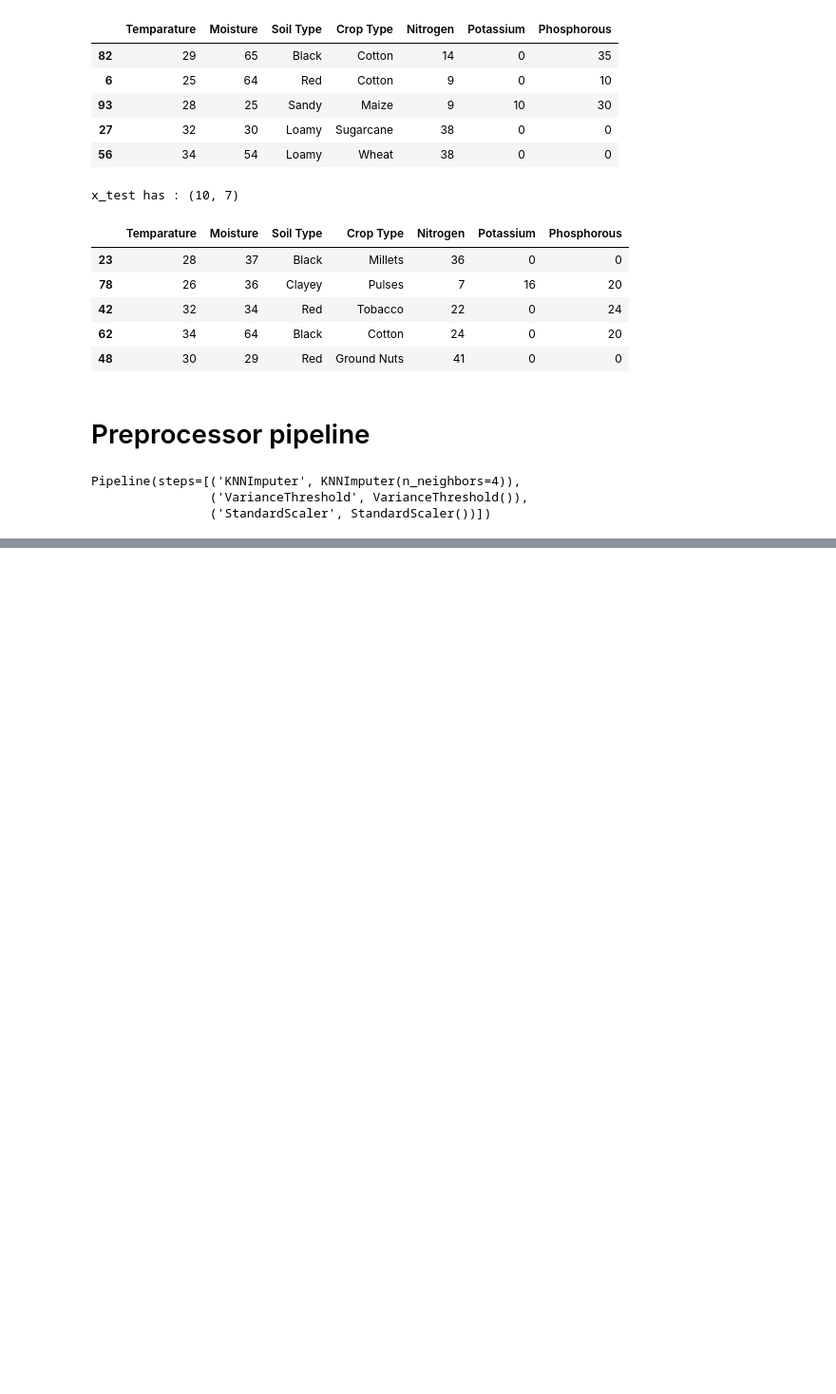
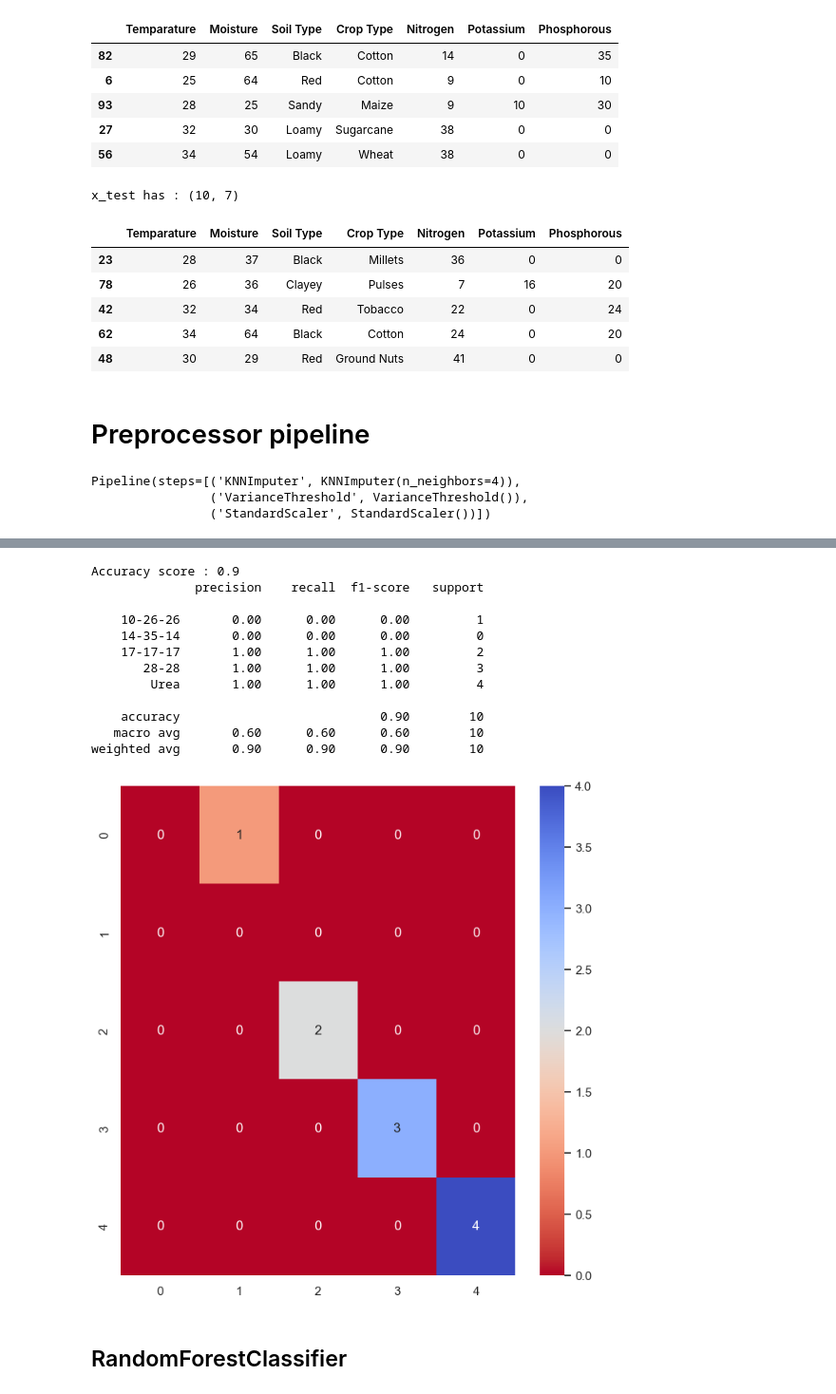
Before and after one commit to pinilDissanayaka/Fertilizer-Type-Prediction, a Jupyter notebook: Notebook/Fertilizer Type Prediction.ipynb, the cells around one changed output, grey strips where cells are left out. Shown at 95% size. Cells and saved outputs as stored; diff of their text form; code cells hidden in the pictures; blank space fills up the shorter version.

```diff
--- a/Notebook/Fertilizer Type Prediction.ipynb
+++ b/Notebook/Fertilizer Type Prediction.ipynb
@@ -384,0 +545,7 @@ Pipeline(steps=[('preprocessor_1',
+# %%
+dtc = Pipeline(steps = [
+    ("preprocessor", preprocessor),
+    ("DecisionTreeClassifier", DecisionTreeClassifier())
+])
+
+dtc
@@ -384,0 +570,18 @@ Pipeline(steps=[('preprocessor_1',
+# %%
+model_building(dtc, x_train_ros, y_train_ros, x_test, y_test)
+# %% [output]
+Accuracy score : 0.9
+              precision    recall  f1-score   support
+
+    10-26-26       0.00      0.00      0.00         1
+    14-35-14       0.00      0.00      0.00         0
+    17-17-17       1.00      1.00      1.00         2
+       28-28       1.00      1.00      1.00         3
+        Urea       1.00      1.00      1.00         4
+
+    accuracy                           0.90        10
+   macro avg       0.60      0.60      0.60        10
+weighted avg       0.90      0.90      0.90        10
+[figure, added]
+# %% [markdown]
+## RandomForestClassifier
```
Also changed, not shown: parts of 41 cells of this notebook, 3 other files.
